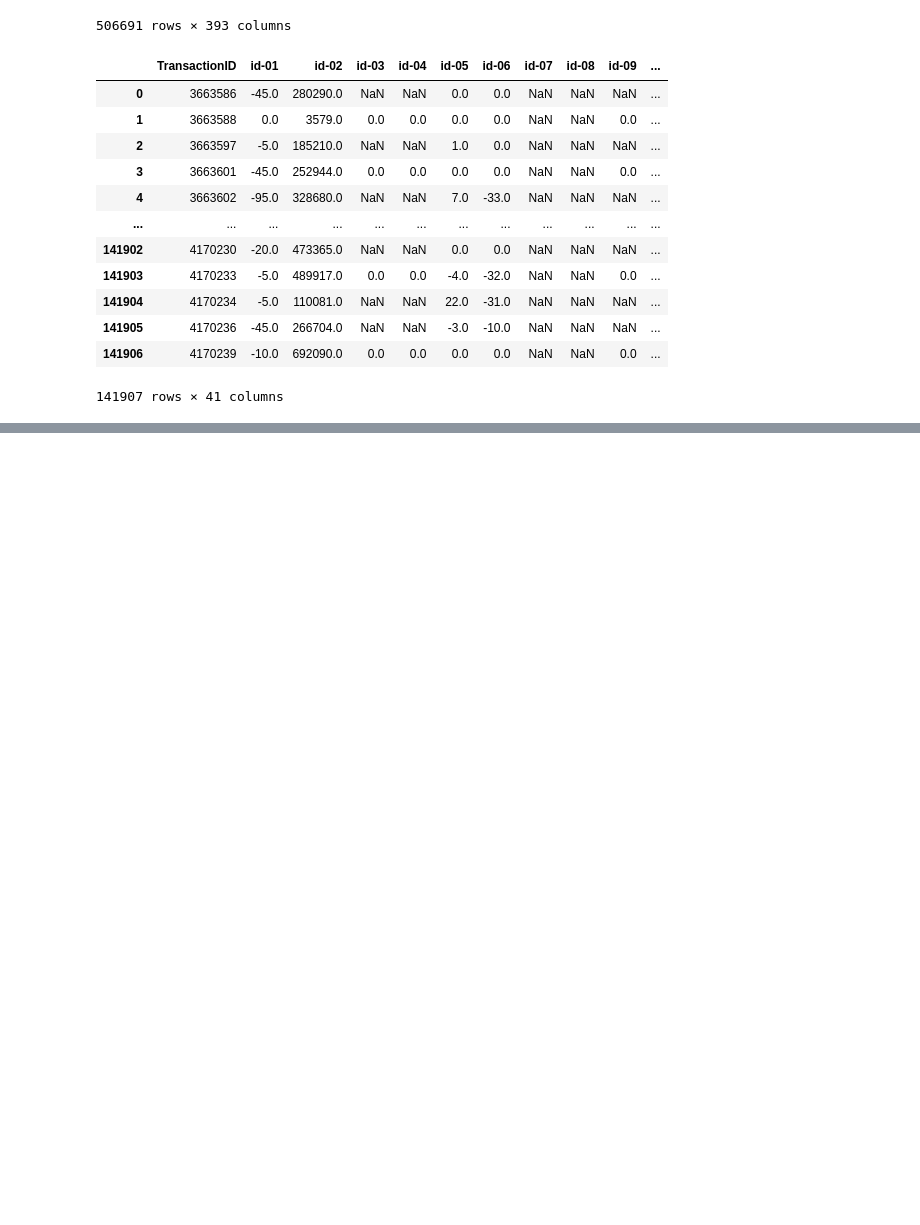
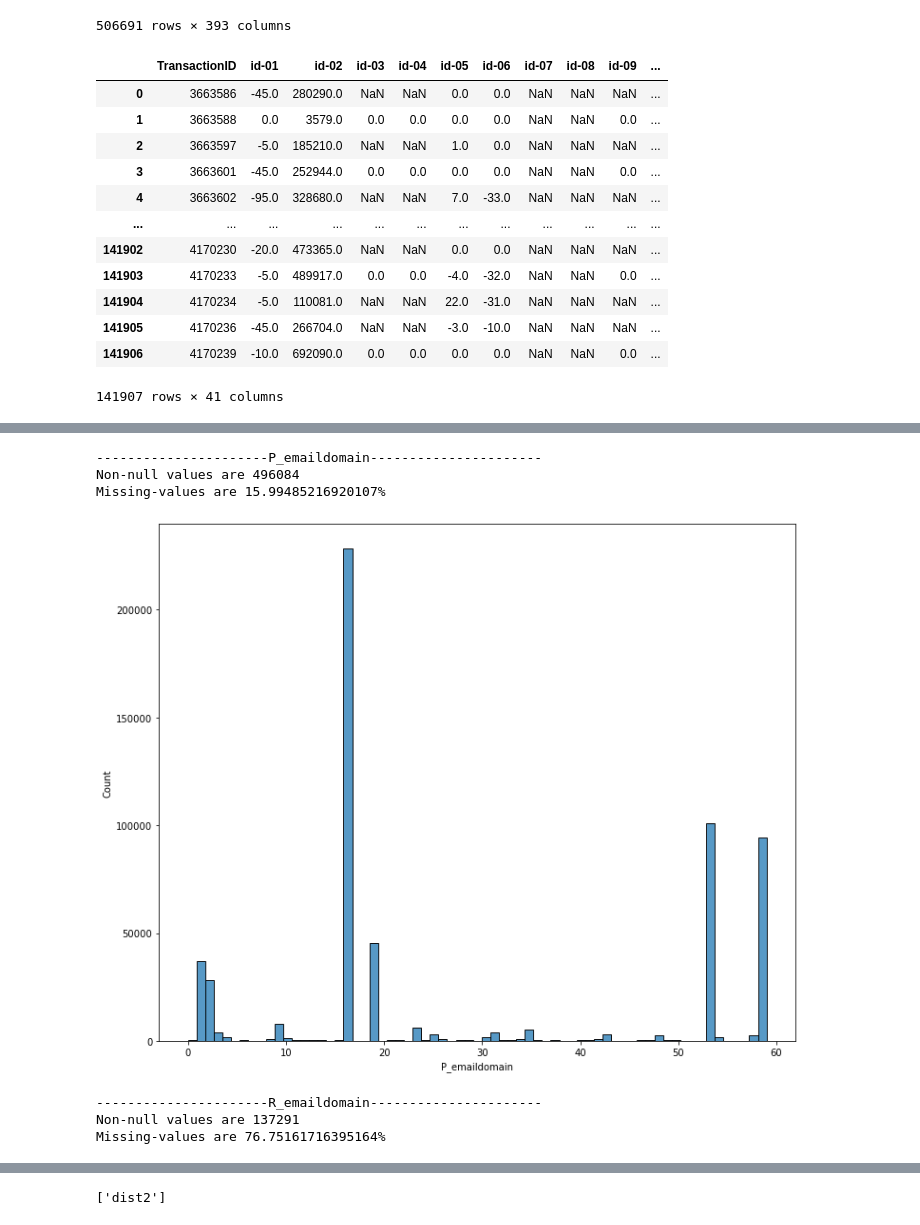
Before and after one commit to YI-Hongju/IEEE-CIS_Fraud_Detection, a Jupyter notebook: src/preprocessor.ipynb, the cells around one changed output, grey strips where cells are left out. Saved outputs shown, nothing was run; the diff lists cells and outputs as text; code cells hidden in the pictures; blank space fills up the shorter version.

Commit message:
Build print_cols_info() method TODO: Handling missing-value of X_emaildomain

```diff
--- a/src/preprocessor.ipynb
+++ b/src/preprocessor.ipynb
@@ -100,9 +79,0 @@ memory usage: 1.7+ GB
-# %%
-for col in ['card4', 'card6']:
-    # print(train_trsc[col].median())
-    # print(train_trsc[col].mean())
-    # sns.kdeplot(train_trsc[col])
-    # plt.show()
-
-    print(len(train_trsc) - train_trsc[train_trsc[col].isna()].shape[0])
-    print(train_trsc[col].value_counts(), '\n\n')
@@ -124,3 +79,0 @@ Name: card6, dtype: int64
-# %%
-for col in ['card4', 'card6']:
-    print(train_trsc[train_trsc[col].isna()].shape[0])
@@ -170 +154,3 @@ train_trsc[train_trsc['card2'].isna()].shape[0]
+# %%
+plt.rcParams['figure.figsize'] = (12, 10)
 # %%
@@ -185,0 +219,33 @@ train_merged
+# %%
+def print_cols_info(df, cols):
+    for col in cols:
+        print(f'----------------------{col}----------------------')
+        print(f'Non-null values are {len(train_merged) - train_merged[col].isna().sum()}')
+        print(f'Missing-values are {(df[df[col].isna()].shape[0]) / len(df) * 100}%')
+        if type(col) != str:
+            print(f'Range: {df[col].min()} ~ {df[col].max()}')
+            print('Mean: ', df[col].mean())
+            print('Median: ', df[col].median())
+            print('Mode: ', df[col].mode())
+            sns.kdeplot(df[col])
+        else:
+            from sklearn.preprocessing import LabelEncoder
+
+            cp_df = df.copy(deep=True)
+
+            encoder = LabelEncoder()
+            encoder.fit(cp_df[col])
+            labels = encoder.transform(cp_df[col])
+            cp_df.loc[:, col] = labels
+            sns.histplot(cp_df[col])
+        plt.show()
+# %%
+print_cols_info(train_merged, ['P_emaildomain', 'R_emaildomain'])
+# %% [output]
+----------------------P_emaildomain----------------------
+Non-null values are 496084
+Missing-values are 15.99485216920107%
+[figure, added]
+----------------------R_emaildomain----------------------
+Non-null values are 137291
+Missing-values are 76.75161716395164%
@@ -185,0 +253,5 @@ train_merged
+# %%
+train_merged, recommands = main(train_merged)
+recommands
+# %% [output]
+['dist2']
```
Also changed, not shown: parts of 21 cells of this notebook.
